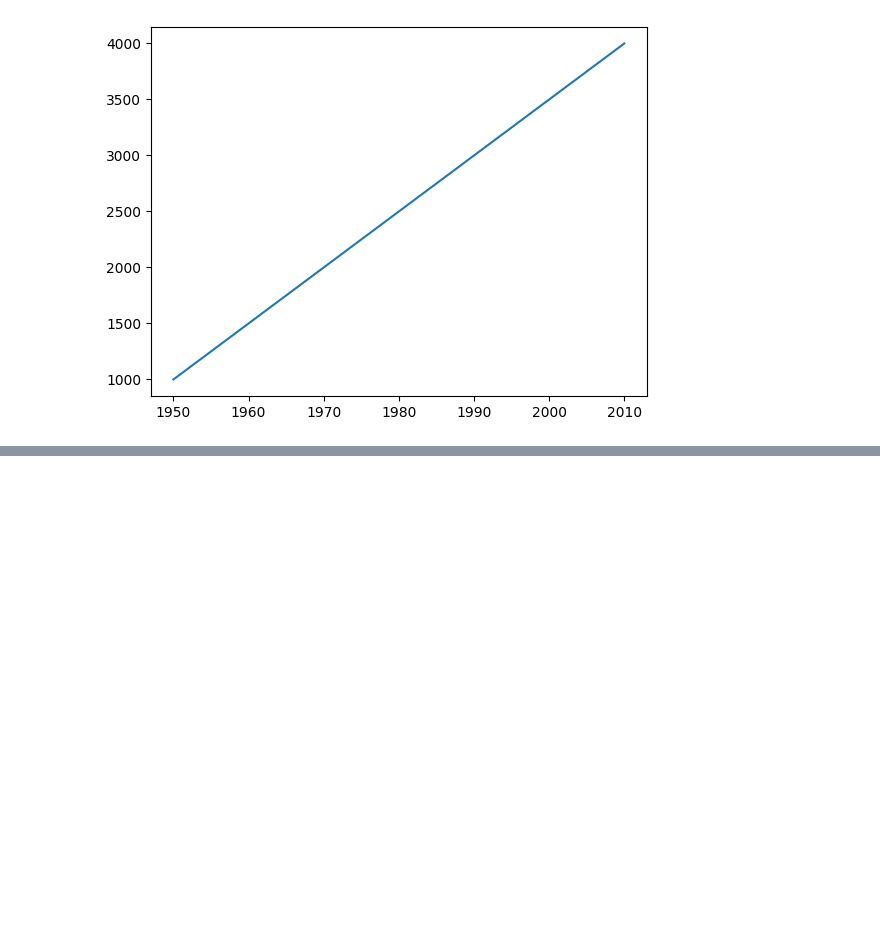
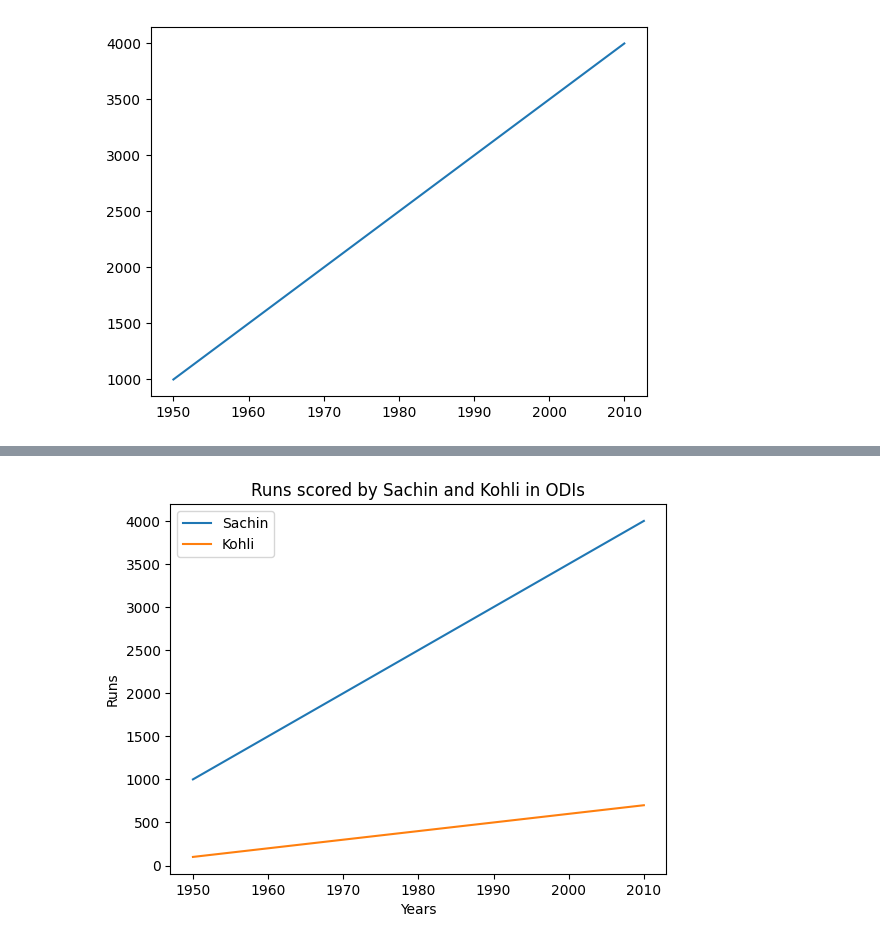
Before and after one commit to ashuwebdevloper/Data-Science-Project, a Jupyter notebook: MatplotlibCodewithharry/1.ipynb, the cells around one changed output, grey strips where cells are left out. Saved outputs shown, nothing was run; the diff lists cells and outputs as text; code cells hidden in the pictures; blank space fills up the shorter version.

```diff
--- a/MatplotlibCodewithharry/1.ipynb
+++ b/MatplotlibCodewithharry/1.ipynb
@@ -15,0 +24,12 @@ plt.show()
+# %%
+kohli_runs = [100, 200, 300, 400, 500, 600, 700]
+sachin_runs = [1000, 1500, 2000, 2500, 3000, 3500, 4000]
+plt.plot(years, sachin_runs, label="Sachin")
+plt.plot(years, kohli_runs, label="Kohli")
+plt.xlabel("Years")
+plt.ylabel("Runs")
+plt.title("Runs scored by Sachin and Kohli in ODIs")
+plt.legend()
+plt.show()
+# %% [output]
+[figure, added]
```
Also changed, not shown: parts of 8 cells of this notebook.
